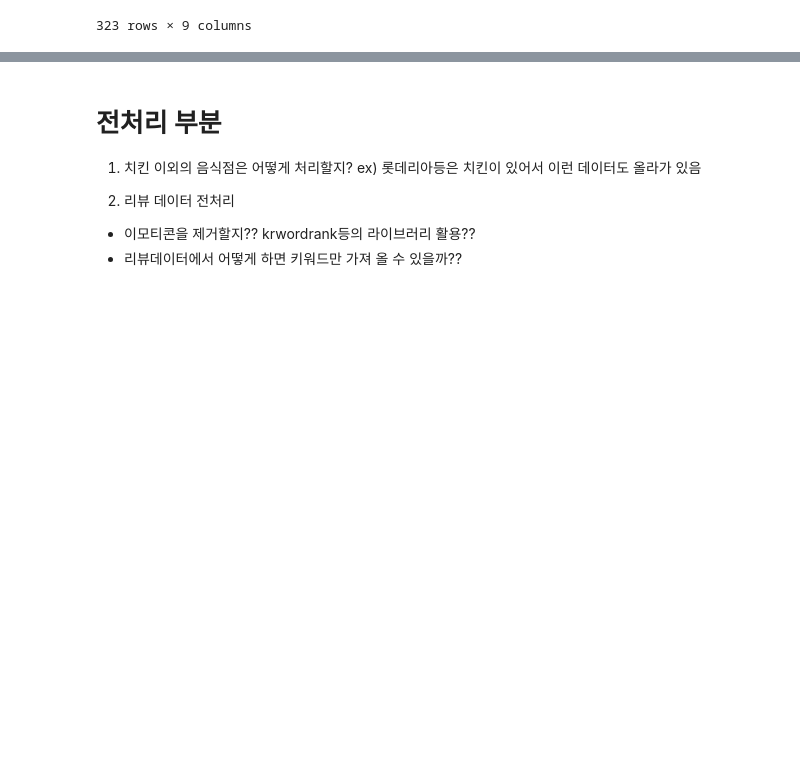
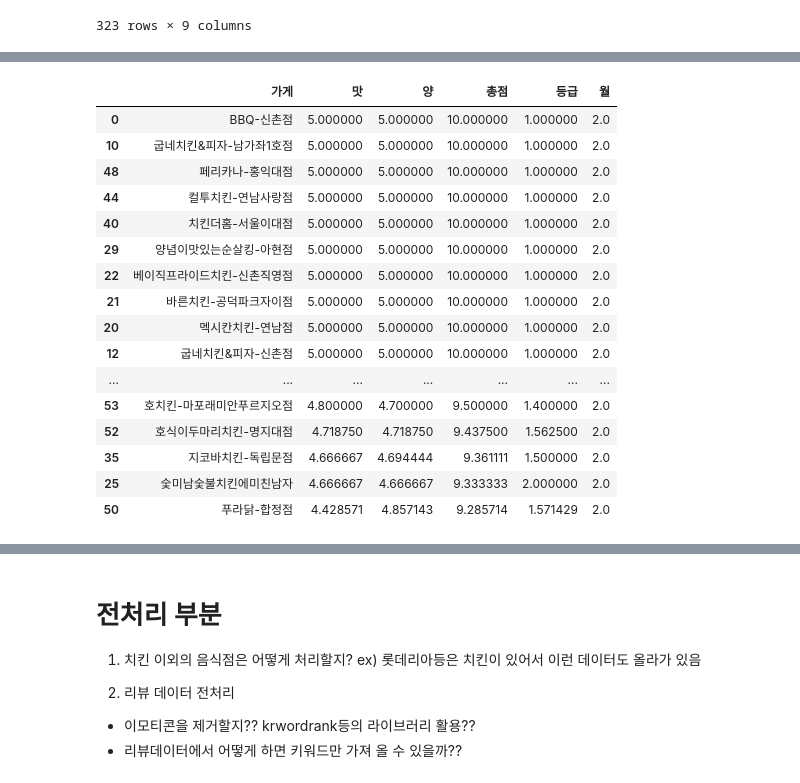
Before and after one commit to synoti21/BOAZ-Mini-Project1, a Jupyter notebook: 요기요_치킨_추천시스템(김주은).ipynb, the cells around one changed output, grey strips where cells are left out. Drawn from its saved outputs; the diff is of its cells as text; code cells hidden in the pictures; blank space fills up the shorter version.

```diff
--- a/요기요_치킨_추천시스템(김주은).ipynb
+++ b/요기요_치킨_추천시스템(김주은).ipynb
@@ -252,0 +275,22 @@ for sentence in df['리뷰']:
+# %%
+df3=df[df['월']==2].groupby(['가게'], as_index=False).mean()
+# %%
+df3.sort_values(by=['총점'],ascending=False)
+# %% [output]
+|  | 가게 | 맛 | 양 | 총점 | 등급 | 월 |
+| 0 | BBQ-신촌점 | 5.000000 | 5.000000 | 10.000000 | 1.000000 | 2.0 |
+| 10 | 굽네치킨&피자-남가좌1호점 | 5.000000 | 5.000000 | 10.000000 | 1.000000 | 2.0 |
+| 48 | 페리카나-홍익대점 | 5.000000 | 5.000000 | 10.000000 | 1.000000 | 2.0 |
+| 44 | 컬투치킨-연남사랑점 | 5.000000 | 5.000000 | 10.000000 | 1.000000 | 2.0 |
+| 40 | 치킨더홈-서울이대점 | 5.000000 | 5.000000 | 10.000000 | 1.000000 | 2.0 |
+| 29 | 양념이맛있는순살킹-아현점 | 5.000000 | 5.000000 | 10.000000 | 1.000000 | 2.0 |
+| 22 | 베이직프라이드치킨-신촌직영점 | 5.000000 | 5.000000 | 10.000000 | 1.000000 | 2.0 |
+| 21 | 바른치킨-공덕파크자이점 | 5.000000 | 5.000000 | 10.000000 | 1.000000 | 2.0 |
+| 20 | 멕시칸치킨-연남점 | 5.000000 | 5.000000 | 10.000000 | 1.000000 | 2.0 |
+| 12 | 굽네치킨&피자-신촌점 | 5.000000 | 5.000000 | 10.000000 | 1.000000 | 2.0 |
+| ... | ... | ... | ... | ... | ... | ... |
+| 53 | 호치킨-마포래미안푸르지오점 | 4.800000 | 4.700000 | 9.500000 | 1.400000 | 2.0 |
+| 52 | 호식이두마리치킨-명지대점 | 4.718750 | 4.718750 | 9.437500 | 1.562500 | 2.0 |
+| 35 | 지코바치킨-독립문점 | 4.666667 | 4.694444 | 9.361111 | 1.500000 | 2.0 |
+| 25 | 숯미남숯불치킨에미친남자 | 4.666667 | 4.666667 | 9.333333 | 2.000000 | 2.0 |
+| 50 | 푸라닭-합정점 | 4.428571 | 4.857143 | 9.285714 | 1.571429 | 2.0 |
```
Also changed, not shown: parts of 30 cells of this notebook.
